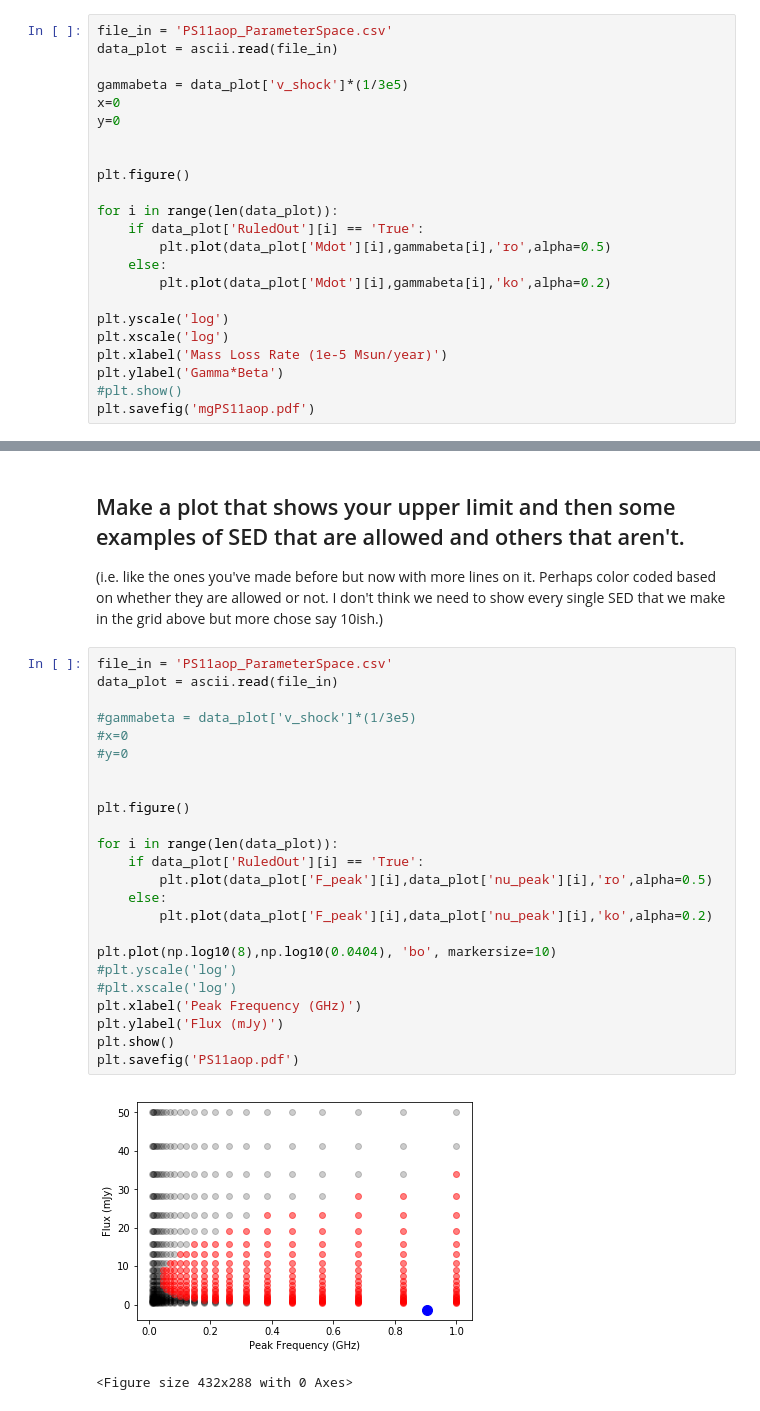
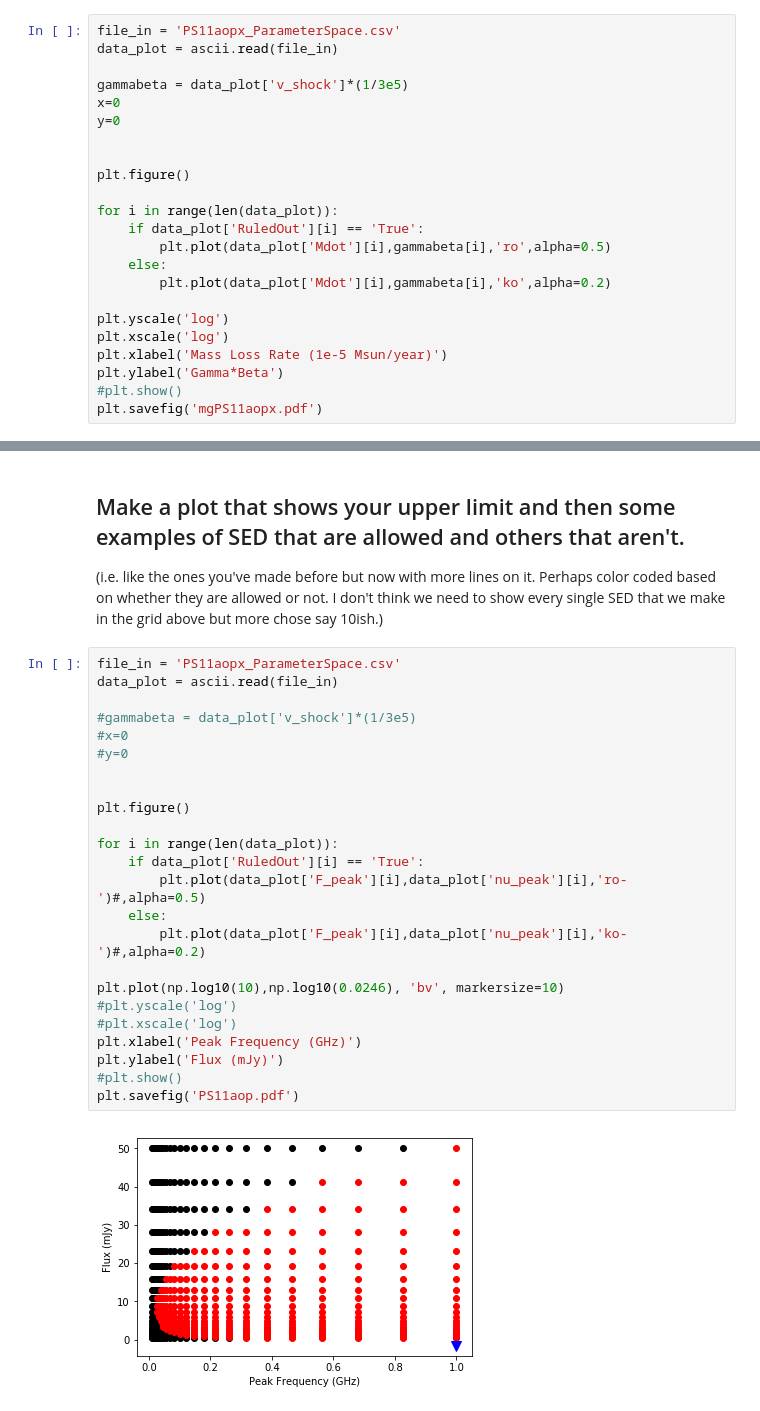
Before and after one commit to ibikadaeze/ast1501, a Jupyter notebook: freesync.ipynb, the cells around one changed output, grey strips where cells are left out. Cells and saved outputs as stored; diff of their text form.

```diff
--- a/freesync.ipynb
+++ b/freesync.ipynb
@@ -178,7 +178,7 @@ ascii.write(data,file_out,names=names,overwrite=True)
 ## Make a plot that shows what regions are ruled out versus in based on the data file you just wrote out:
 (I think this might show that we may want to refine what grid of Fp and nu_p we are searching over, but this is pretty good. In this plot red are models that are ruled out and grey are ones that are still allowed).
 # %%
-file_in = 'PS11aop_ParameterSpace.csv'
+file_in = 'PS11aopx_ParameterSpace.csv'
 data_plot = ascii.read(file_in)
 
 gammabeta = data_plot['v_shock']*(1/3e5)
@@ -199,5 +199,5 @@ plt.xscale('log')
 plt.xlabel('Mass Loss Rate (1e-5 Msun/year)')
 plt.ylabel('Gamma*Beta')
 #plt.show()
-plt.savefig('mgPS11aop.pdf')
+plt.savefig('mgPS11aopx.pdf')
 # %% [output]
@@ -206,29 +206,28 @@ plt.savefig('mgPS11aop.pdf')
 ## Make a plot that shows your upper limit and then some examples of SED that are allowed and others that aren't.
 (i.e. like the ones you've made before but now with more lines on it. Perhaps color coded based on whether they are allowed or not. I don't think we need to show every single SED that we make in the grid above but more chose say 10ish.)
 # %%
-file_in = 'PS11aop_ParameterSpace.csv'
+file_in = 'PS11aopx_ParameterSpace.csv'
 data_plot = ascii.read(file_in)
 
 #gammabeta = data_plot['v_shock']*(1/3e5)
 #x=0
 #y=0
 
 
 plt.figure()
 
 for i in range(len(data_plot)):
     if data_plot['RuledOut'][i] == 'True':
-        plt.plot(data_plot['F_peak'][i],data_plot['nu_peak'][i],'ro',alpha=0.5)
+        plt.plot(data_plot['F_peak'][i],data_plot['nu_peak'][i],'ro-')#,alpha=0.5)
     else:
-        plt.plot(data_plot['F_peak'][i],data_plot['nu_peak'][i],'ko',alpha=0.2)
+        plt.plot(data_plot['F_peak'][i],data_plot['nu_peak'][i],'ko-')#,alpha=0.2)
 
-plt.plot(np.log10(8),np.log10(0.0404), 'bo', markersize=10)
+plt.plot(np.log10(10),np.log10(0.0246), 'bv', markersize=10)
 #plt.yscale('log')
 #plt.xscale('log')
 plt.xlabel('Peak Frequency (GHz)')
 plt.ylabel('Flux (mJy)')
-plt.show()
+#plt.show()
 plt.savefig('PS11aop.pdf')
 # %% [output]
-[figure, old version]
+[figure, new version]
-<Figure size 432x288 with 0 Axes>
```
Also changed, not shown: parts of 6 cells of this notebook.
